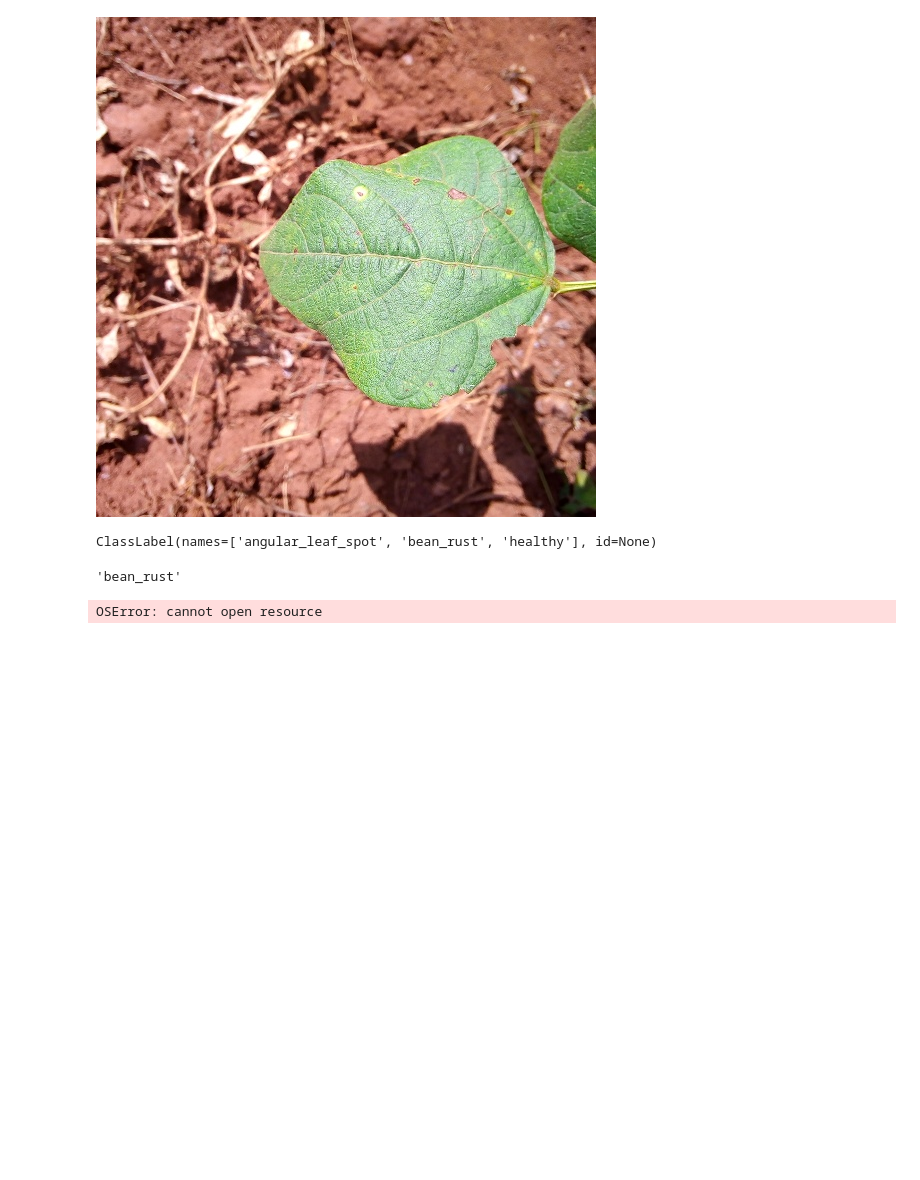
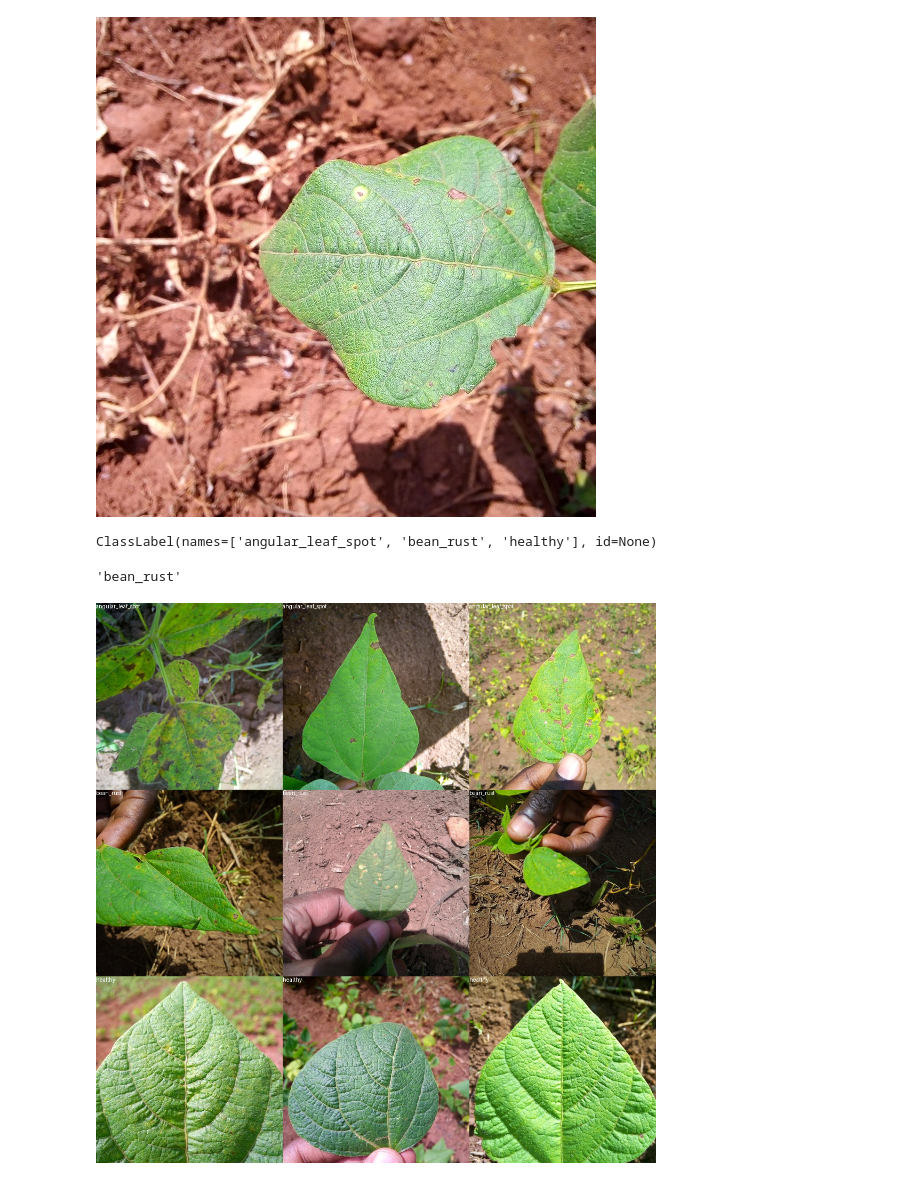
Before and after one commit to prabhunithingollapudi007/project-mri, a Jupyter notebook: img-classification-vit.ipynb, the cells around one changed output. Saved outputs shown, nothing was run; the diff lists cells and outputs as text; code cells hidden in the pictures; blank space fills up the shorter version.

Commit message:
basic trainer image

```diff
--- a/img-classification-vit.ipynb
+++ b/img-classification-vit.ipynb
@@ -42,30 +42,32 @@ labels.int2str(ex['labels'])
 # %%
 import random
 from PIL import ImageDraw, ImageFont, Image
 
 def show_examples(ds, seed: int = 1234, examples_per_class: int = 3, size=(350, 350)):
 
     w, h = size
     labels = ds['train'].features['labels'].names
     grid = Image.new('RGB', size=(examples_per_class * w, len(labels) * h))
     draw = ImageDraw.Draw(grid)
-    font = ImageFont.truetype("/usr/share/fonts/truetype/liberation/LiberationMono-Bold.ttf", 24)
-
+    try:
+        font = ImageFont.truetype("/usr/share/fonts/truetype/liberation/LiberationMono-Bold.ttf", 24)
+    except OSError:
+        font = ImageFont.load_default()
     for label_id, label in enumerate(labels):
 
         # Filter the dataset by a single label, shuffle it, and grab a few samples
         ds_slice = ds['train'].filter(lambda ex: ex['labels'] == label_id).shuffle(seed).select(range(examples_per_class))
 
         # Plot this label's examples along a row
         for i, example in enumerate(ds_slice):
             image = example['image']
             idx = examples_per_class * label_id + i
             box = (idx % examples_per_class * w, idx // examples_per_class * h)
             grid.paste(image.resize(size), box=box)
             draw.text(box, label, (255, 255, 255), font=font)
 
     return grid
 
 show_examples(ds, seed=random.randint(0, 1337), examples_per_class=3)
 # %% [output]
-OSError: cannot open resource
+[figure, added]
```
Also changed, not shown: parts of 14 cells of this notebook, 2 other files.
